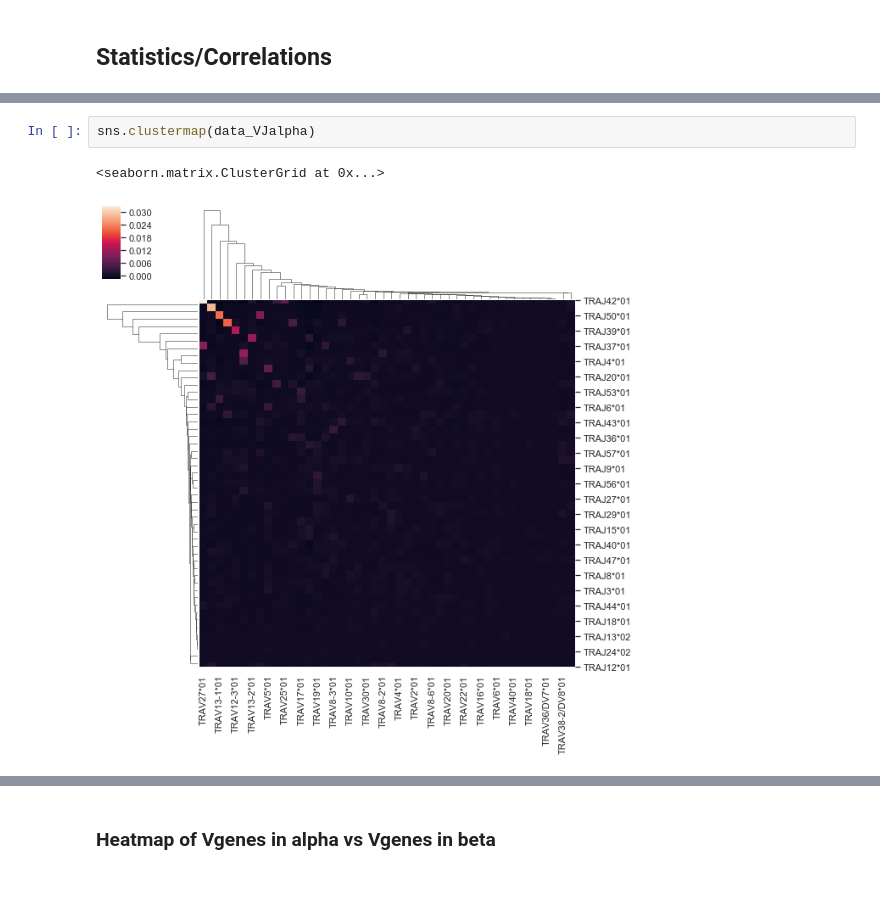
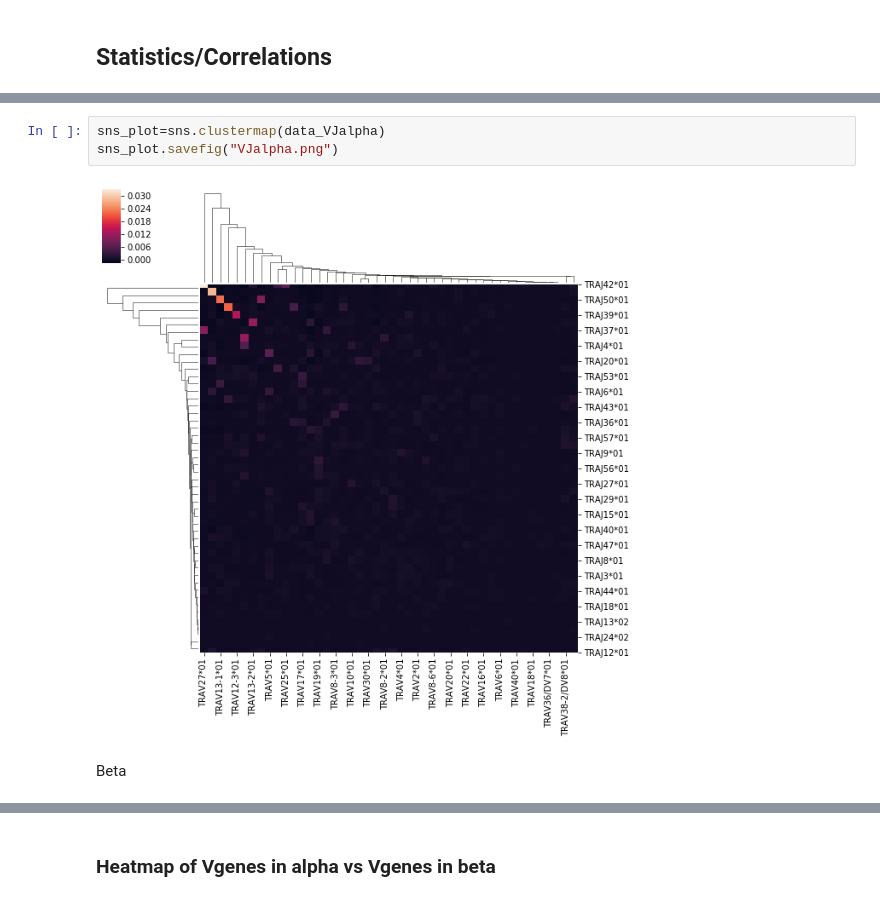
Before and after one commit to David-Ca-Re/TCRpMHC, a Jupyter notebook: LargeScaleModelingAnalysisTCRpMHC.ipynb, the cells around one changed output, grey strips where cells are left out. Cells and saved outputs as stored; diff of their text form.

```diff
--- a/LargeScaleModelingAnalysisTCRpMHC.ipynb
+++ b/LargeScaleModelingAnalysisTCRpMHC.ipynb
@@ -274,5 +152,7 @@ AxesSubplot(0.125,0.125;0.62x0.755)
-# %%
-sns.clustermap(data_VJalpha)
-# %% [output]
-<seaborn.matrix.ClusterGrid at 0x...>
-[figure, removed]
+# %%
+sns_plot=sns.clustermap(data_VJalpha)
+sns_plot.savefig("VJalpha.png")
+# %% [output]
+[figure, added]
+# %% [markdown]
+Beta
```
Also changed, not shown: parts of 80 cells of this notebook.
